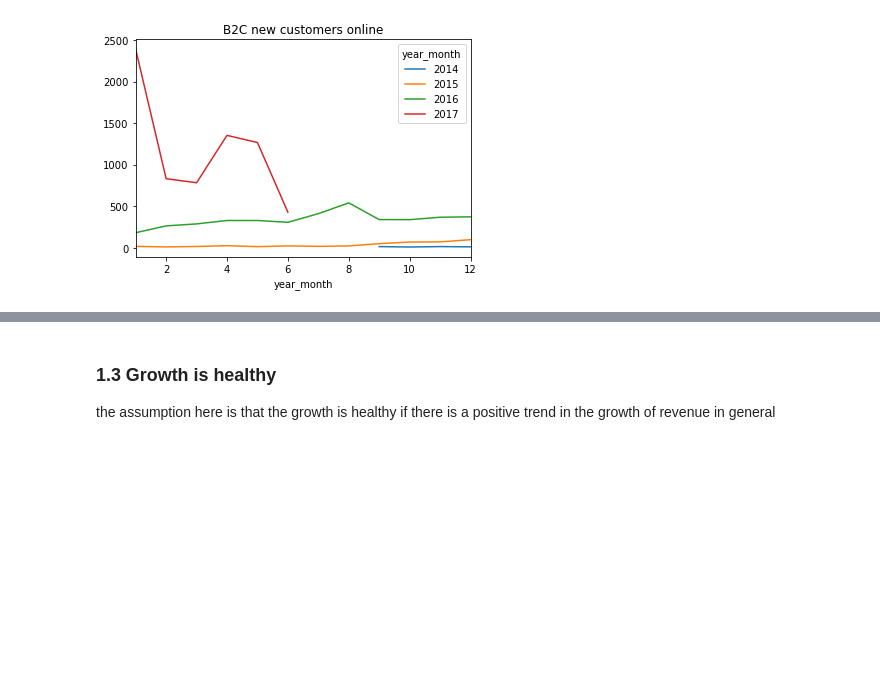
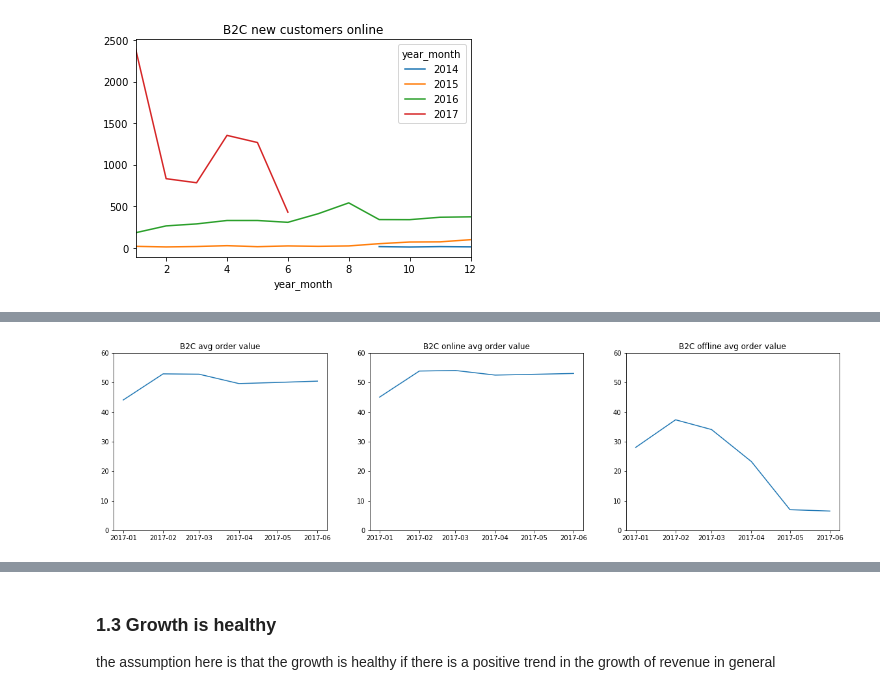
Before and after one commit to ivanlopezlobato/training, a Jupyter notebook: 10_business_cases/business_case.ipynb, the cells around one changed output, grey strips where cells are left out. Cells and saved outputs as stored; diff of their text form; code cells hidden in the pictures; blank space fills up the shorter version.

```diff
--- a/10_business_cases/business_case.ipynb
+++ b/10_business_cases/business_case.ipynb
@@ -308,0 +379,8 @@ As mentioned before, here the problematic aspect is to define what is "conversio
+# %%
+# group by month, customer type & primary sales channel
+avg_order_value_customer_channel = (orders_enriched.groupby(by=["year_month","customer_type","primary_sales_channel"])
+                                                   .mean()
+                                                   .reset_index()
+                                                   .set_index("year_month"))
+
+avg_order_value_customer_channel.sort_values(["customer_type","primary_sales_channel"])
@@ -308,0 +406,8 @@ As mentioned before, here the problematic aspect is to define what is "conversio
+# %%
+# avg value customers
+avg_order_value_customer = (orders_enriched.groupby(by=["year_month","customer_type"])
+                                           .mean()
+                                           .reset_index()
+                                           .set_index("year_month"))
+
+avg_order_value_customer.sort_values(by="customer_type")
@@ -308,0 +429,22 @@ As mentioned before, here the problematic aspect is to define what is "conversio
+# %%
+# fig and axis
+fig, (ax1,ax2,ax3) = plt.subplots(nrows=1, ncols=3, figsize=(20,5))
+
+# set fix y axis to better compare values
+
+# avg value of order every B2C customer
+ax1.title.set_text("B2C avg order value")
+ax1.plot(avg_order_value_customer[avg_order_value_customer["customer_type"].eq("B2C")]["revenue"])
+ax1.set_ylim([0,60])
+
+# avg value of order every B2C customer, only considering online as primary channel
+ax2.title.set_text("B2C online avg order value")
+ax2.plot(avg_order_value_customer_channel[avg_order_value_customer_channel["customer_type"].eq("B2C")&avg_order_value_customer_channel["primary_sales_channel"].eq("Online")]["revenue"])
+ax2.set_ylim([0,60])
+
+# avg value of order every B2C customer only considering offline as primaryt channel
+ax3.title.set_text("B2C offline avg order value")
+ax3.plot(avg_order_value_customer_channel[avg_order_value_customer_channel["customer_type"].eq("B2C")&avg_order_value_customer_channel["primary_sales_channel"].eq("Offline")]["revenue"])
+ax3.set_ylim([0,60]);
+# %% [output]
+[figure, added]
```
Also changed, not shown: parts of 40 cells of this notebook.
